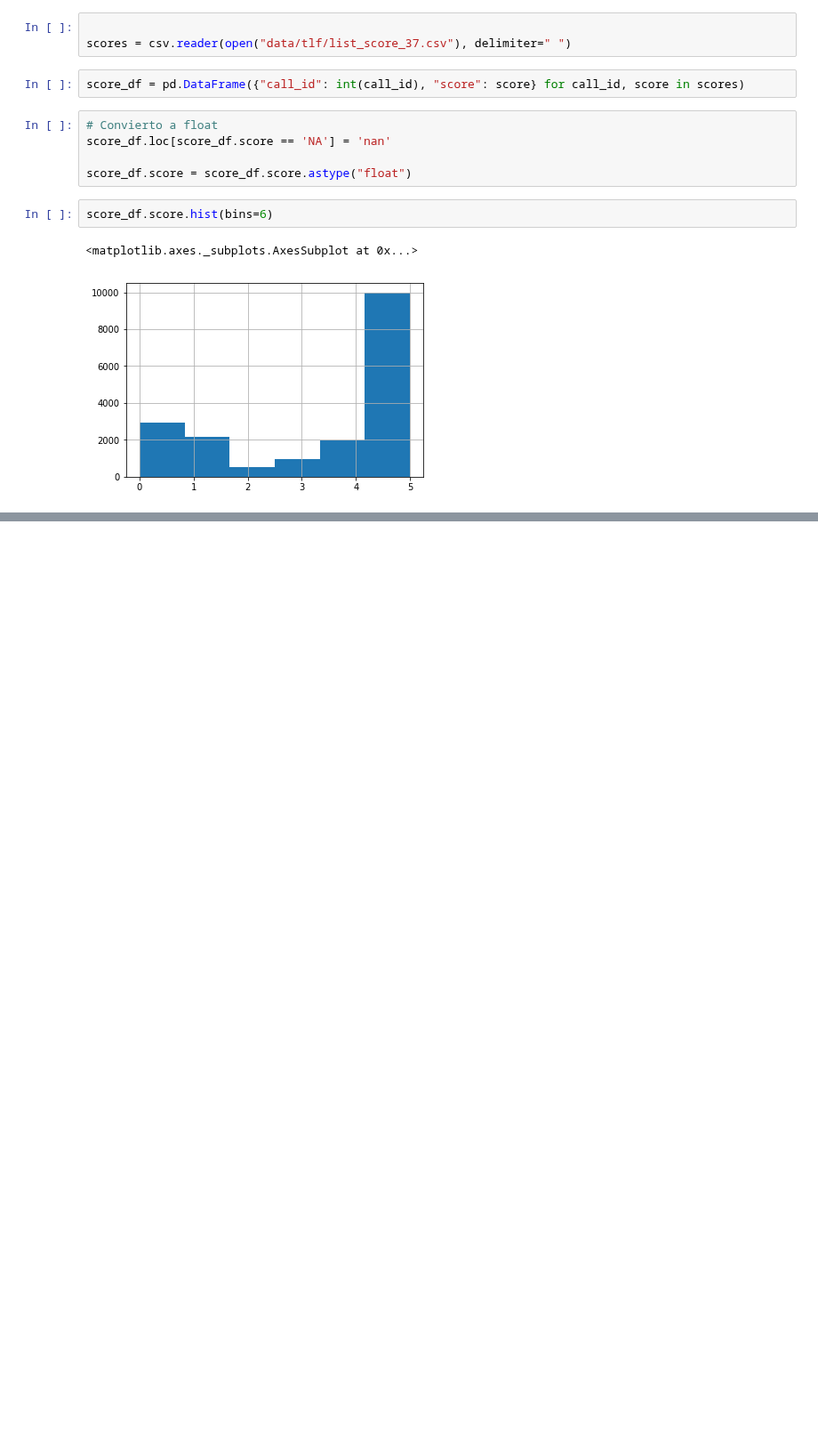
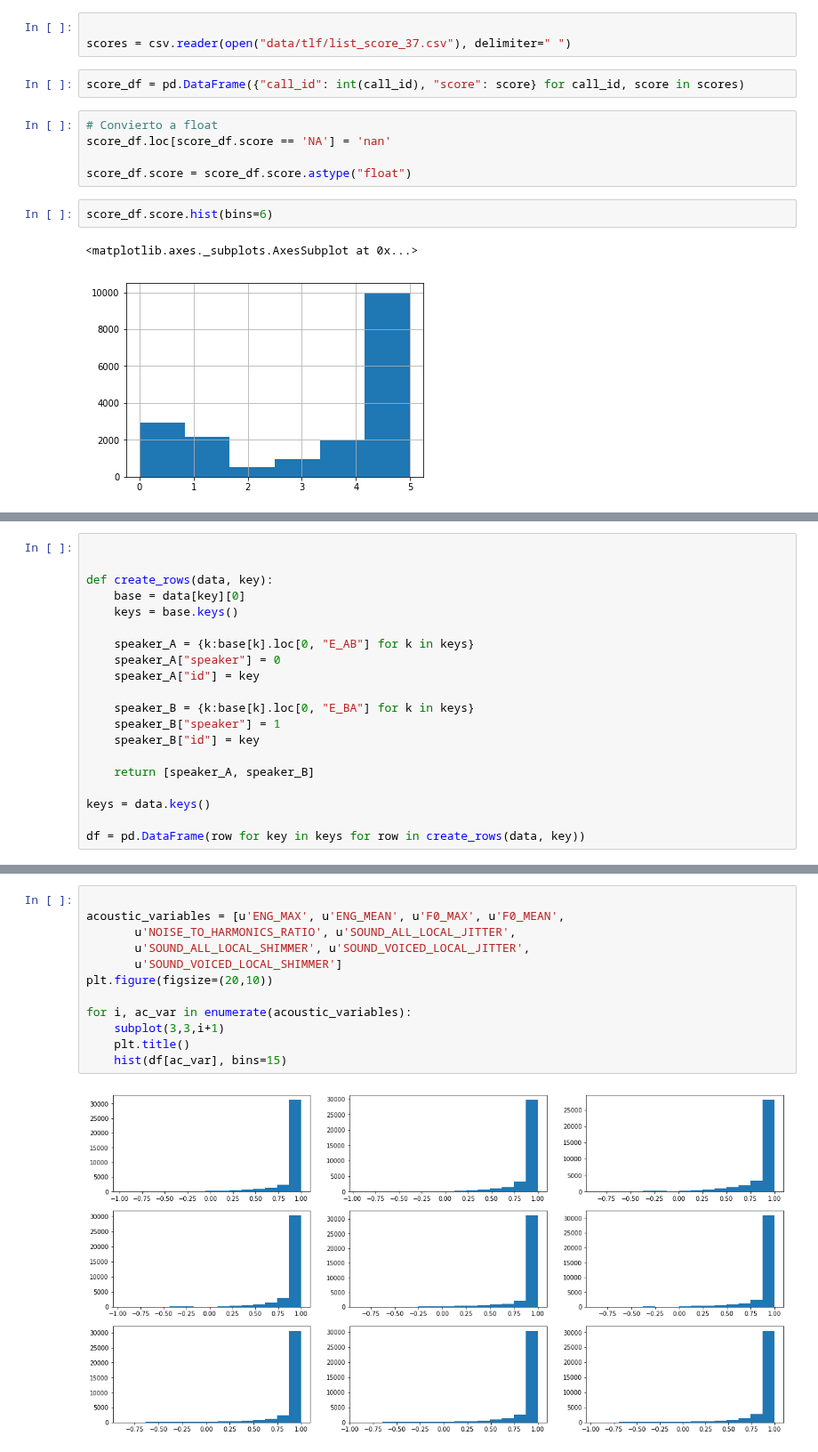
Before and after one commit to luquesky/tesis, a Jupyter notebook: misc/notebooks/telef_analysis.ipynb, the cells around one changed output, grey strips where cells are left out. Shown at 89% size. Cells and saved outputs as stored; diff of their text form; blank space fills up the shorter version.

```diff
--- a/misc/notebooks/telef_analysis.ipynb
+++ b/misc/notebooks/telef_analysis.ipynb
@@ -22,0 +25,20 @@ score_df.score.hist(bins=6)
+# %%
+
+
+def create_rows(data, key):
+    base = data[key][0]
+    keys = base.keys()
+
+    speaker_A = {k:base[k].loc[0, "E_AB"] for k in keys}
+    speaker_A["speaker"] = 0
+    speaker_A["id"] = key
+
+    speaker_B = {k:base[k].loc[0, "E_BA"] for k in keys}
+    speaker_B["speaker"] = 1
+    speaker_B["id"] = key
+
+    return [speaker_A, speaker_B]
+
+keys = data.keys()
+
+df = pd.DataFrame(row for key in keys for row in create_rows(data, key))
@@ -22,0 +54,14 @@ score_df.score.hist(bins=6)
+# %%
+
+acoustic_variables = [u'ENG_MAX', u'ENG_MEAN', u'F0_MAX', u'F0_MEAN',
+       u'NOISE_TO_HARMONICS_RATIO', u'SOUND_ALL_LOCAL_JITTER',
+       u'SOUND_ALL_LOCAL_SHIMMER', u'SOUND_VOICED_LOCAL_JITTER',
+       u'SOUND_VOICED_LOCAL_SHIMMER']
+plt.figure(figsize=(20,10))
+
+for i, ac_var in enumerate(acoustic_variables):
+    subplot(3,3,i+1)
+    plt.title()
+    hist(df[ac_var], bins=15)
+# %% [output]
+[figure, added]
```
Also changed, not shown: parts of 4 cells of this notebook.
